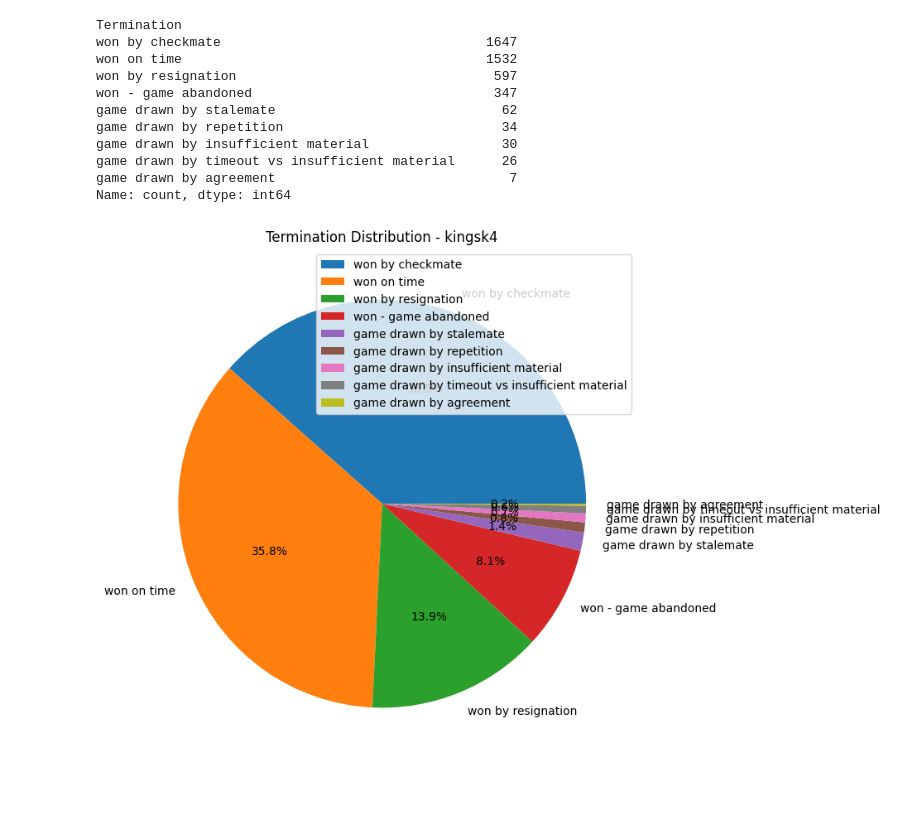
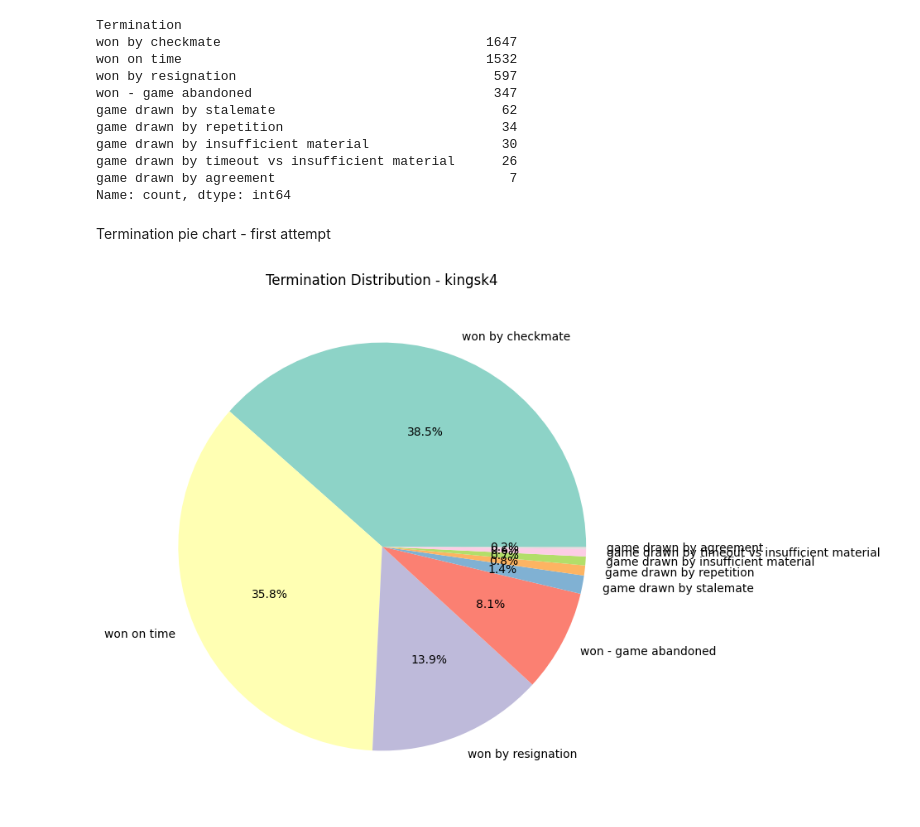
Before and after one commit to bryankeating10/WildHorse-Analytics-Chess-v2, a Jupyter notebook: Development/kingsk_data_preview.ipynb, the cells around one changed output. Saved outputs shown, nothing was run; the diff lists cells and outputs as text; code cells hidden in the pictures; blank space fills up the shorter version.

```diff
--- a/Development/kingsk_data_preview.ipynb
+++ b/Development/kingsk_data_preview.ipynb
@@ -51,12 +51,17 @@ game drawn by insufficient material                 30
 game drawn by timeout vs insufficient material      26
 game drawn by agreement                              7
 Name: count, dtype: int64
+# %% [markdown]
+Termination pie chart - first attempt
 # %%
 import matplotlib.pyplot as plt
 
 plt.figure(figsize=(10, 8))
-termination.plot.pie(autopct='%1.1f%%', legend=True, title = 'Termination Distribution - kingsk4')
+colors = plt.cm.Set3(range(len(termination)))
+termination.plot.pie(autopct='%1.1f%%',
+                     title = 'Termination Distribution - kingsk4',
+                     colors=colors)
 plt.ylabel('')
 plt.show()
 # %% [output]
-[figure, old version]
+[figure, new version]
```
Also changed, not shown: parts of 6 cells of this notebook, 1 other file.
